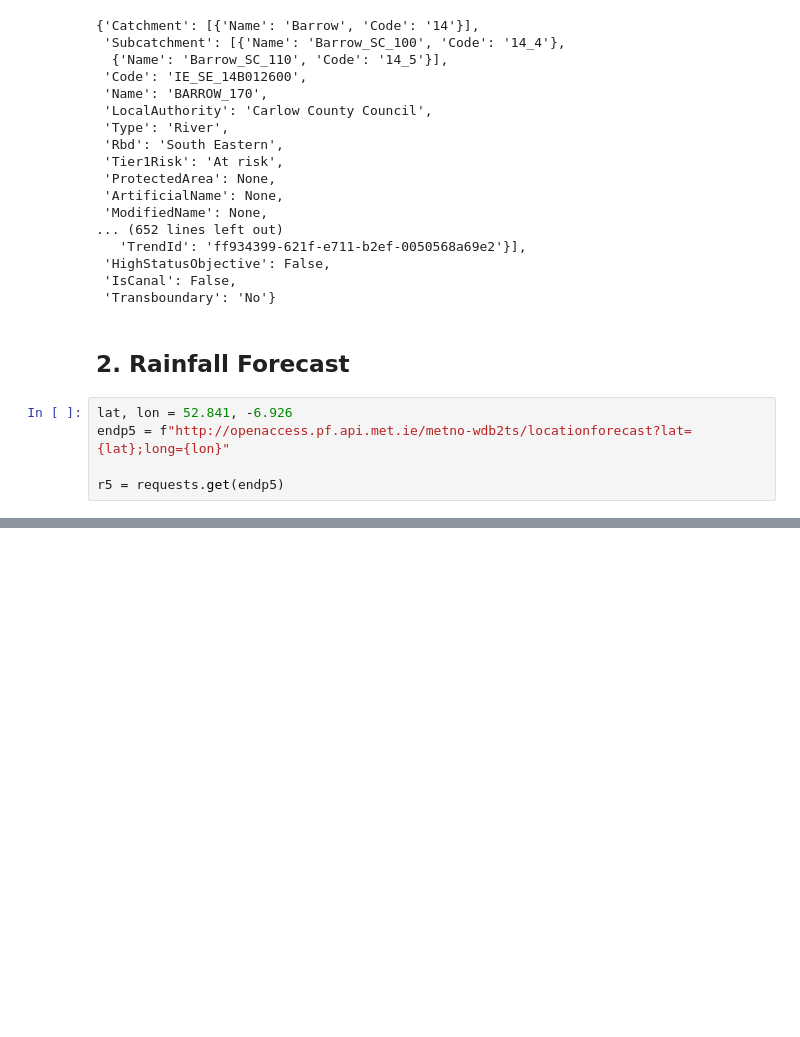
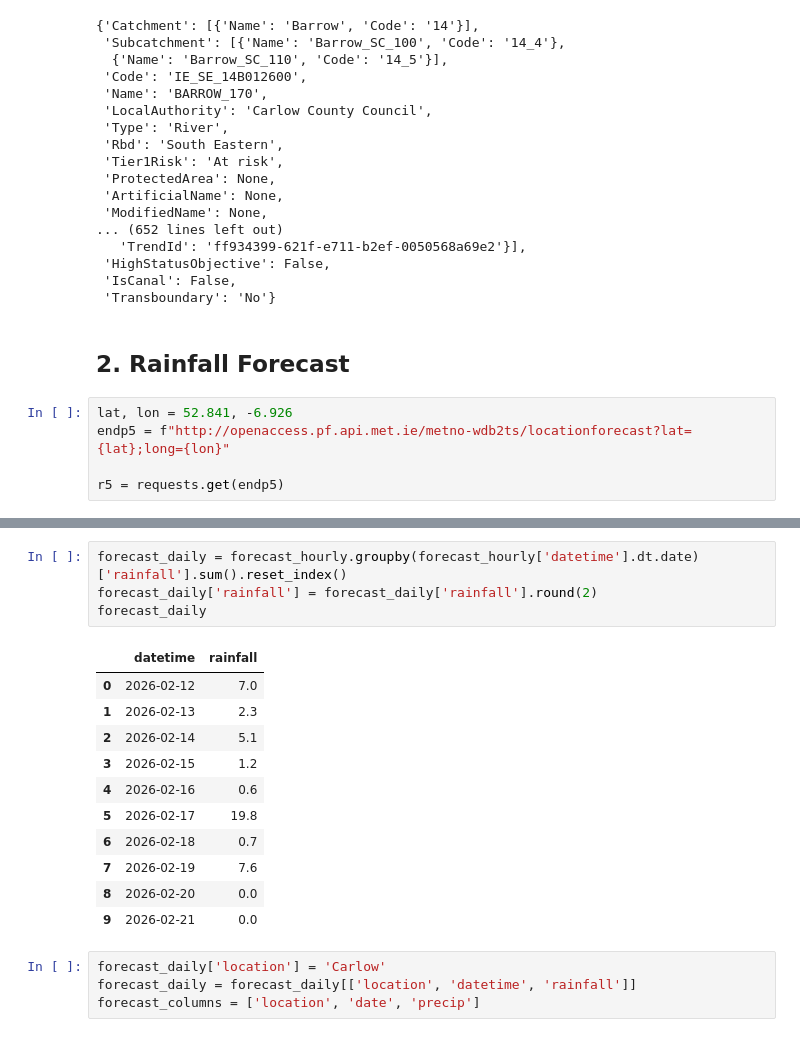
Before and after one commit to RYEONGRYEONG/NORA, a Jupyter notebook: notebooks/Project.ipynb, the cells around one changed output, grey strips where cells are left out. Saved outputs shown, nothing was run; the diff lists cells and outputs as text; blank space fills up the shorter version.

```diff
--- a/notebooks/Project.ipynb
+++ b/notebooks/Project.ipynb
@@ -301,0 +394,20 @@ forecast_data = data5['weatherdata']
+# %%
+forecast_daily = forecast_hourly.groupby(forecast_hourly['datetime'].dt.date)['rainfall'].sum().reset_index()
+forecast_daily['rainfall'] = forecast_daily['rainfall'].round(2)
+forecast_daily
+# %% [output]
+|  | datetime | rainfall |
+| 0 | 2026-02-12 | 7.0 |
+| 1 | 2026-02-13 | 2.3 |
+| 2 | 2026-02-14 | 5.1 |
+| 3 | 2026-02-15 | 1.2 |
+| 4 | 2026-02-16 | 0.6 |
+| 5 | 2026-02-17 | 19.8 |
+| 6 | 2026-02-18 | 0.7 |
+| 7 | 2026-02-19 | 7.6 |
+| 8 | 2026-02-20 | 0.0 |
+| 9 | 2026-02-21 | 0.0 |
+# %%
+forecast_daily['location'] = 'Carlow'
+forecast_daily = forecast_daily[['location', 'datetime', 'rainfall']]
+forecast_columns = ['location', 'date', 'precip']
```
Also changed, not shown: parts of 15 cells of this notebook.
